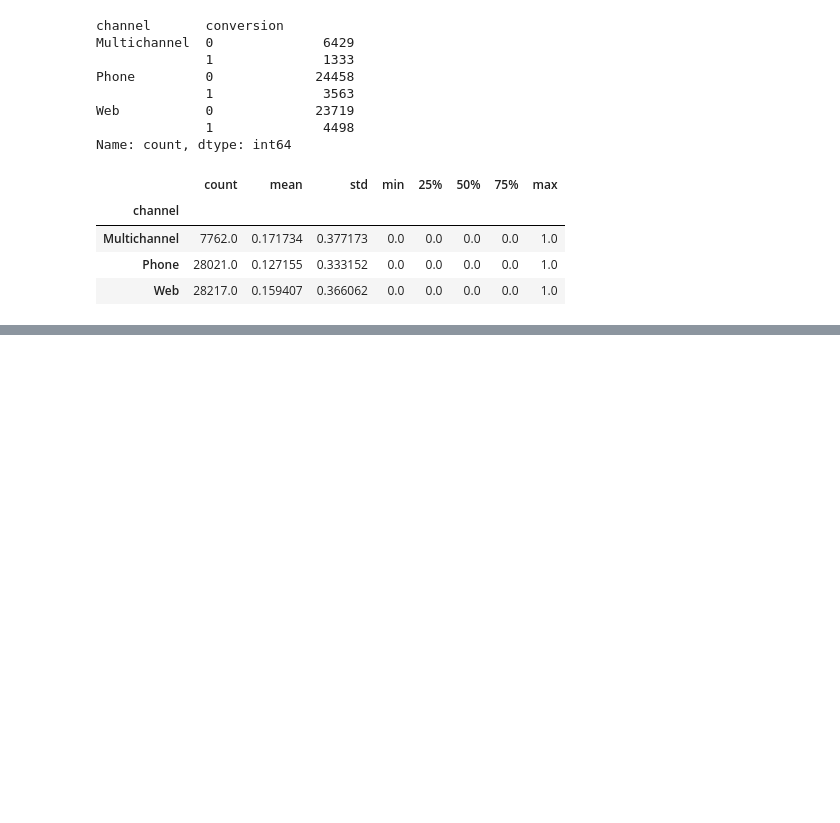
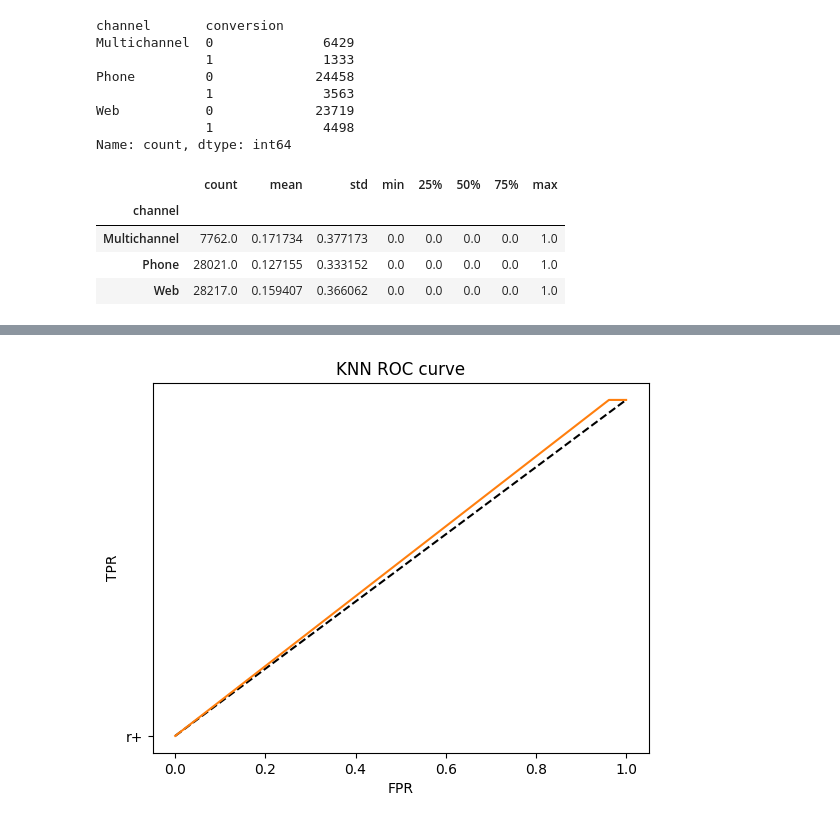
Before and after one commit to youngeunkoo/fintech_service, a Jupyter notebook: 06machine_learning/09_쇼핑몰_프로모션_효율예측분석_KNN,SVM_SMOTE_RandCV.ipynb, the cells around one changed output, grey strips where cells are left out. Saved outputs shown, nothing was run; the diff lists cells and outputs as text; code cells hidden in the pictures; blank space fills up the shorter version.

```diff
--- a/06machine_learning/09_쇼핑몰_프로모션_효율예측분석_KNN,SVM_SMOTE_RandCV.ipynb
+++ b/06machine_learning/09_쇼핑몰_프로모션_효율예측분석_KNN,SVM_SMOTE_RandCV.ipynb
@@ -437,0 +555,3 @@ data
+# %%
+X = data.drop('conversion',axis = 1)
+y = data['conversion']
@@ -437,0 +560,4 @@ data
+# %%
+ss = StandardScaler()
+std_X = ss.fit_transform(X)
+std_X
@@ -437,0 +587,3 @@ data
+# %%
+X_train, X_valid, y_train, y_valid = train_test_split(std_X, y, test_size=0.4, stratify=y, random_state=100)
+X_valid, X_test, y_valid, y_test = train_test_split(X_valid, y_valid, test_size=0.5, stratify=y_valid, random_state=100)
@@ -437,0 +593,11 @@ data
+# %%
+knn = KNeighborsClassifier(n_neighbors=5, n_jobs =-1)
+knn.fit(X_train, y_train)
+pred = knn.predict(X_valid)
+print(accuracy_score(y_valid, pred))
+print(classification_report(y_valid, pred))
+
+print("="*20, "test 결과", "="*20)
+pred_test = knn.predict(X_test)
+print(accuracy_score(y_test, pred_test))
+print(classification_report(y_test, pred_test))
@@ -495,0 +722,12 @@ weighted avg       0.86      0.87      0.87     59051
+# %%
+from sklearn.metrics import roc_curve
+
+fpr, tpr, thresholds = roc_curve(y_test, knn.predict_proba(X_test)[:,1])
+plt.plot([0,1], [0,1], "k--", "r+")
+plt.plot(fpr, tpr, label='KNN')
+plt.xlabel('FPR')
+plt.ylabel('TPR')
+plt.title('KNN ROC curve')
+plt.show()
+# %% [output]
+[figure, added]
```
Also changed, not shown: parts of 64 cells of this notebook, 1 other file.
